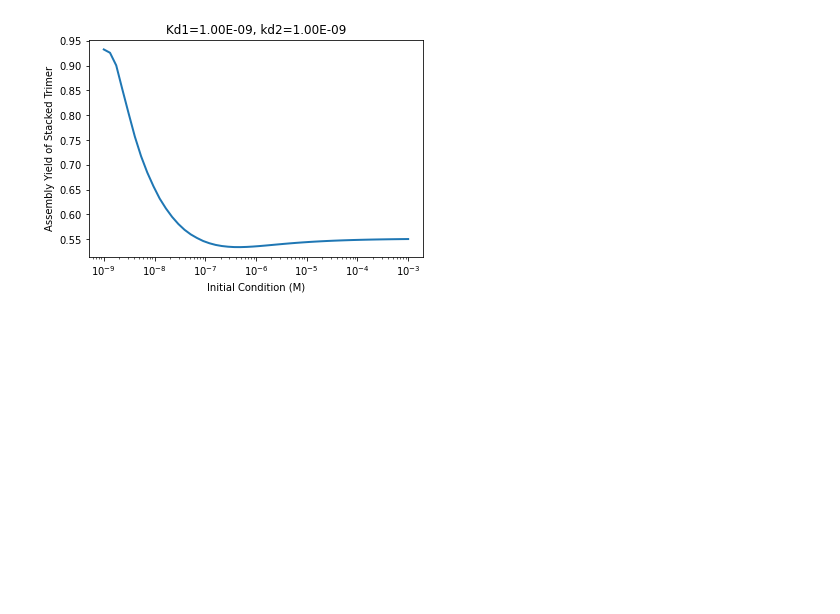
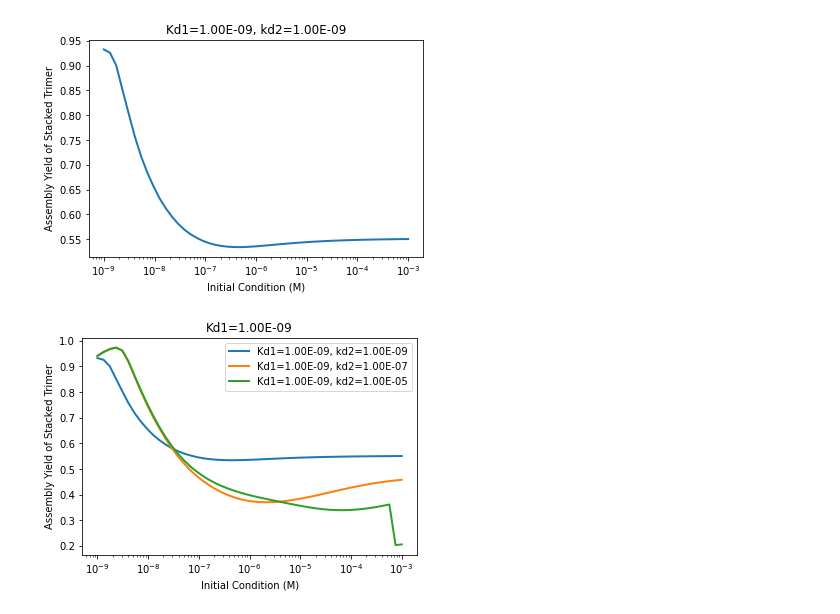
Before and after one commit to llagunes-324B21/Persephone_SR, a Jupyter notebook: April_2022/LL_SR_04_2022.ipynb, the cells around one changed output. Cells and saved outputs as stored; diff of their text form; code cells hidden in the pictures; blank space fills up the shorter version.

Commit message:
create matrix for AY vs IC heatmap fixed Kd1 -LL'

```diff
--- a/April_2022/LL_SR_04_2022.ipynb
+++ b/April_2022/LL_SR_04_2022.ipynb
@@ -294,35 +294,55 @@ plt.savefig('LL_SR_AYvsIC_0404.png')
 # --- Plot AY vs IC ---
 # ---------------------------------------------------
 
-# calculate the AY for increasing IC
+# calculate the AY for increasing IC with various Kd2 values
 
 # --- PARAMETERS ---
 # List of fixed parameters
 kOn = 10**6
 δ = 0 # degradation rate parameter
 Q = 0 # synthesis rate parameter
 # Binding strengths
 kd1 = 10**-9 # binding affinity WITHIN rings (intra)
 kd2 = 10**-9 # binding affinity BETWEEN rings (inter)
 # other parameters
 tEnd = 86400 # 24hrs
 t = np.linspace(0,tEnd,2000)
 
 # make vector of all IC to consider
 nICpts=50;
 minDeg_IC = -9; maxDeg_IC = -3;
 
+# --- kd1 = kd2 = 10^-9 ---
+kd1_1 = kd1; kd2_1= kd2;
 allAY_ICs = calcAYvsIC(minDeg_IC, maxDeg_IC, nICpts)
-allICs = allAY_ICs[0]; AYvsIC_1=allAY_ICs[1]
+allICs_1 = allAY_ICs[0]; AYvsIC_1=allAY_ICs[1]
+# --- kd1 = 10^-9 & kd2 = 10^-7 ---
+kd1 = 10**-9 ; kd2 = 10**-7
+kd1_2 = kd1; kd2_2= kd2;
+allAY_ICs = calcAYvsIC(minDeg_IC, maxDeg_IC, nICpts)
+allICs_2 = allAY_ICs[0]; AYvsIC_2=allAY_ICs[1]
+# --- kd1 = 10^-7 & kd2 = 10^-9 ---
+kd1 = 10**-9; kd2 = 10**-5
+kd1_3 = kd1; kd2_3= kd2;
+allAY_ICs = calcAYvsIC(minDeg_IC, maxDeg_IC, nICpts)
+allICs_3 = allAY_ICs[0]; AYvsIC_3=allAY_ICs[1]
+
 
 # now plot AY vs IC
-kd1_format_1 = format(kd1,'.2E');kd2_format_1 = format(kd2,'.2E')
+kd1_format_1 = format(kd1_1,'.2E');kd2_format_1 = format(kd2_1,'.2E')
+kd1_format_2 = format(kd1_2,'.2E');kd2_format_2 = format(kd2_2,'.2E')
+kd1_format_3 = format(kd1_3,'.2E');kd2_format_3 = format(kd2_3,'.2E')
 
 fig2 = plt.semilogx(allICs,AYvsIC_1,'-',linewidth=2)
+fig2 = plt.semilogx(allICs,AYvsIC_2,'-',linewidth=2)
+fig2 = plt.semilogx(allICs,AYvsIC_3,'-',linewidth=2)
 #plt.axis((x1,x2,0,1))
-plt.title("Kd1="+kd1_format_1+", kd2=" +kd2_format_1)
+plt.title("Kd1="+kd1_format_1)
 plt.xlabel('Initial Condition (M)')
 plt.ylabel('Assembly Yield of Stacked Trimer')
+plt.legend(["Kd1="+kd1_format_1+", kd2=" +kd2_format_1, "Kd1="+kd1_format_2+", kd2=" +kd2_format_2, "Kd1="+kd1_format_3+", kd2=" +kd2_format_3],loc='best')
 #plt.show()
 #plt.tight_layout()
-plt.savefig('LL_SR_AYvsIC_0404.png')
+plt.savefig('LL_SR_AYvsIC_3kd2s_0404.png')
+# %% [output]
+[figure, added]
```
Also changed, not shown: parts of 1 cell of this notebook.
